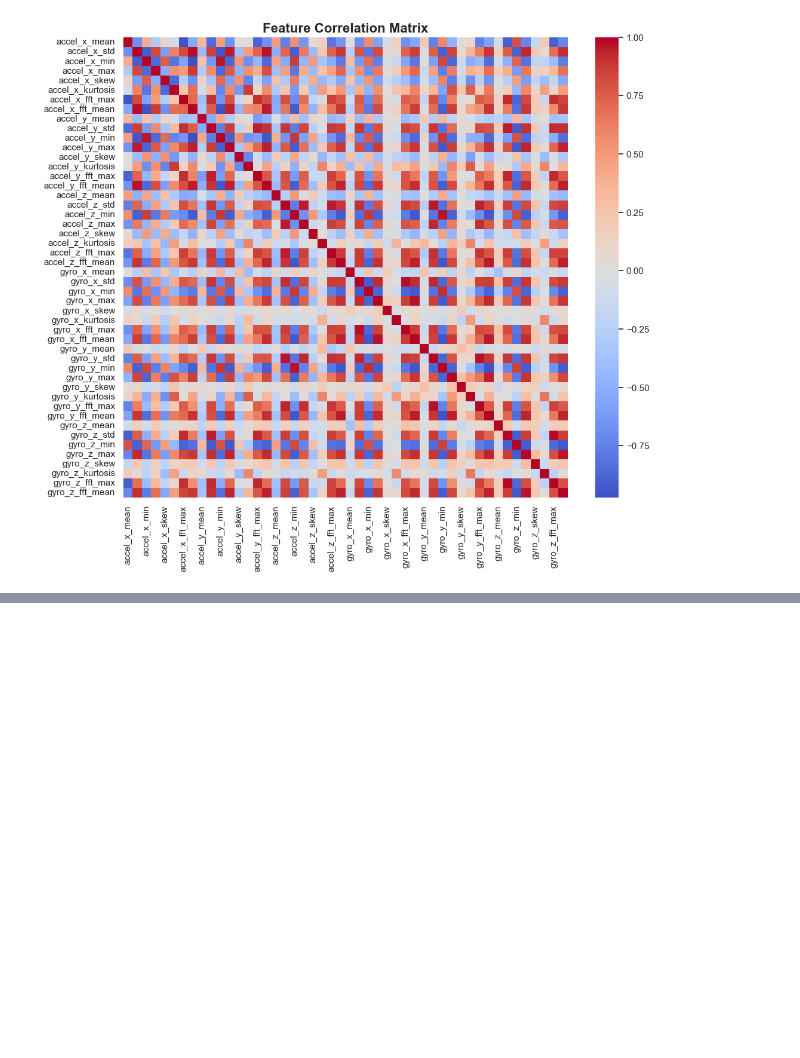
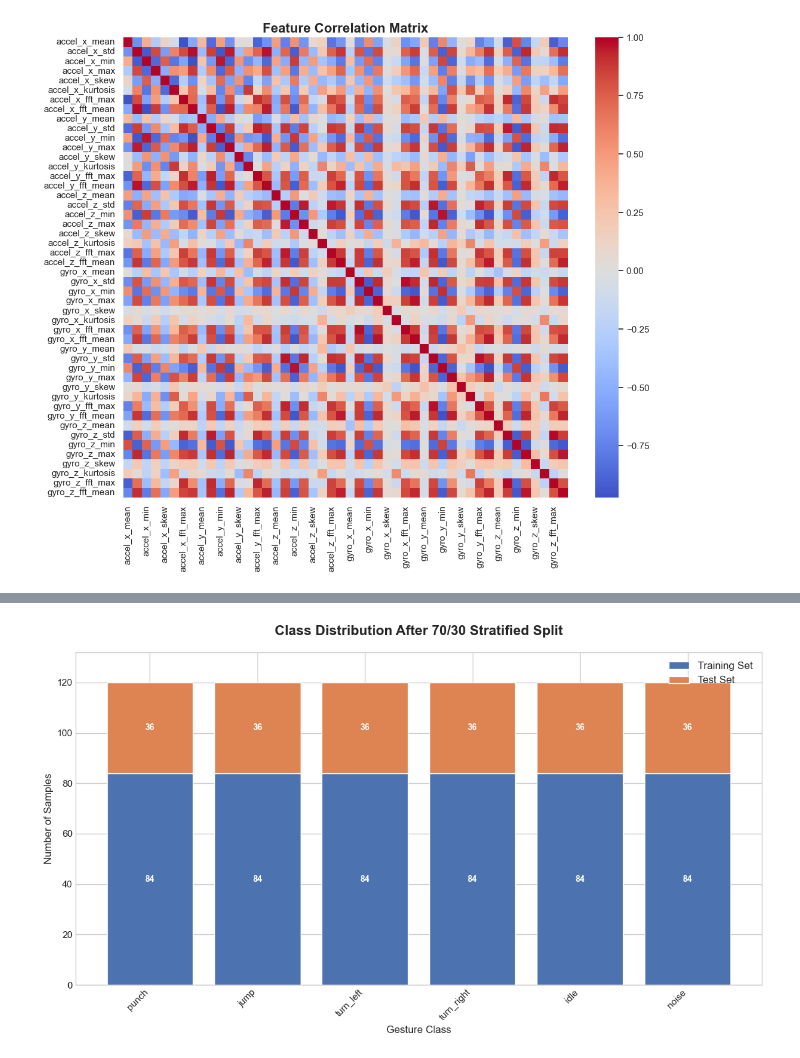
Before and after one commit to CarlKho-Minerva/v3pls, a Jupyter notebook: carl-appendix.ipynb, the cells around one changed output, grey strips where cells are left out. Saved outputs shown, nothing was run; the diff lists cells and outputs as text; code cells hidden in the pictures; blank space fills up the shorter version.

```diff
--- a/carl-appendix.ipynb
+++ b/carl-appendix.ipynb
@@ -282,0 +387,88 @@ plt.show()
+# %%
+import matplotlib.pyplot as plt
+import numpy as np
+
+# --- Configuration ---
+# This code assumes 'y_train_multi', 'y_test_multi', and 'MULTICLASS_CLASSES'
+# exist from the previous cell. We'll add a check for this.
+
+try:
+    # Check if the necessary variables are defined
+    if "y_train_multi" not in locals() or "y_test_multi" not in locals():
+        raise NameError(
+            "Data split variables (e.g., y_train_multi) not found. Please run the data split cell first."
+        )
+
+    # --- Data Preparation ---
+    # Get the counts of each class in the training and test sets
+    train_counts = np.bincount(y_train_multi, minlength=len(MULTICLASS_CLASSES))
+    test_counts = np.bincount(y_test_multi, minlength=len(MULTICLASS_CLASSES))
+
+    class_labels = MULTICLASS_CLASSES
+    x = np.arange(len(class_labels))  # the label locations
+
+    # --- Visualization ---
+    plt.style.use("seaborn-v0_8-whitegrid")
+    fig, ax = plt.subplots(figsize=(12, 7))
+
+    # Create the stacked bars
+    # Bar 1: Training data (the bottom bar)
+    bar1 = ax.bar(x, train_counts, label="Training Set", color="#4c72b0")
+
+    # Bar 2: Test data (stacked on top of the training data)
+    bar2 = ax.bar(
+        x, test_counts, bottom=train_counts, label="Test Set", color="#dd8452"
+    )
+
+    # --- Labels, Title, and Formatting ---
+    ax.set_ylabel("Number of Samples", fontsize=12)
+    ax.set_xlabel("Gesture Class", fontsize=12)
+    ax.set_title(
+        "Class Distribution After 70/30 Stratified Split",
+        fontsize=16,
+        fontweight="bold",
+        pad=20,
+    )
+    ax.set_xticks(x)
+    ax.set_xticklabels(class_labels, rotation=45, ha="right")
+    ax.legend(fontsize=12)
+
+    # Add text labels on each bar segment for clarity
+    for r1, r2 in zip(bar1, bar2):
+        h1 = r1.get_height()
+        h2 = r2.get_height()
+        # Label for the training bar
+        ax.text(
+            r1.get_x() + r1.get_width() / 2.0,
+            h1 / 2.0,
+            "%d" % h1,
+            ha="center",
+            va="center",
+            color="white",
+            fontsize=10,
+            fontweight="bold",
+        )
+        # Label for the test bar
+        ax.text(
+            r2.get_x() + r2.get_width() / 2.0,
+            h1 + h2 / 2.0,
+            "%d" % h2,
+            ha="center",
+            va="center",
+            color="white",
+            fontsize=10,
+            fontweight="bold",
+        )
+
+    plt.ylim(0, max(train_counts + test_counts) * 1.1)  # Add a little space at the top
+    plt.tight_layout()
+    plt.show()
+
+except NameError as e:
+    print(f"--- ERROR ---")
+    print(e)
+    print(
+        "Please ensure the cell that defines 'X_train_multi', 'y_train_multi', etc. has been run successfully."
+    )
+# %% [output]
+[figure, added]
```
Also changed, not shown: parts of 8 cells of this notebook, 3 other files.
